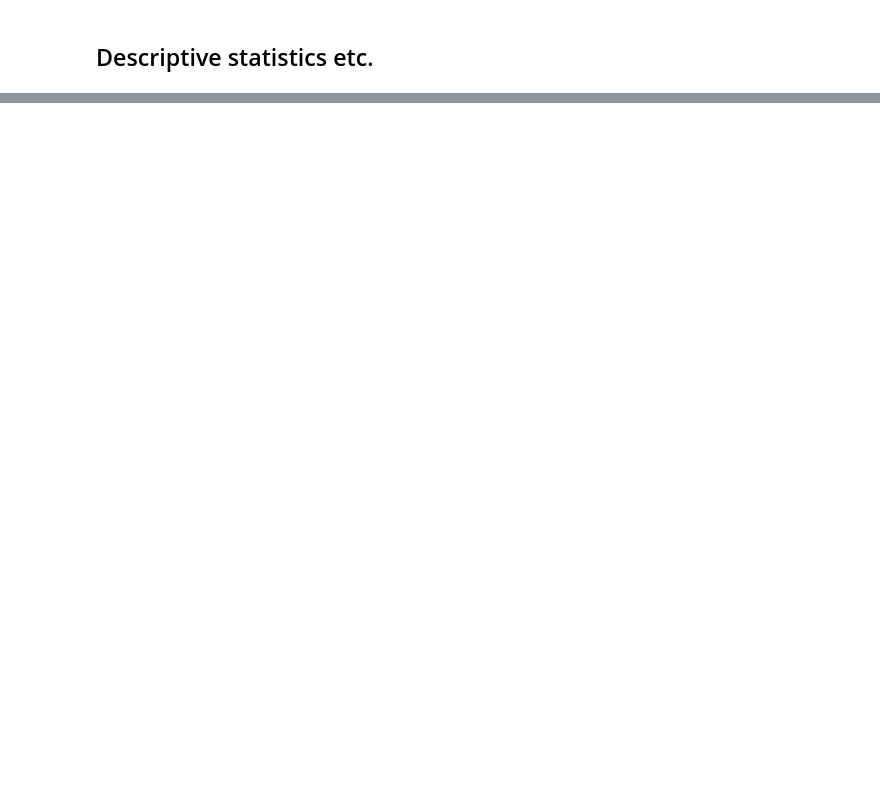
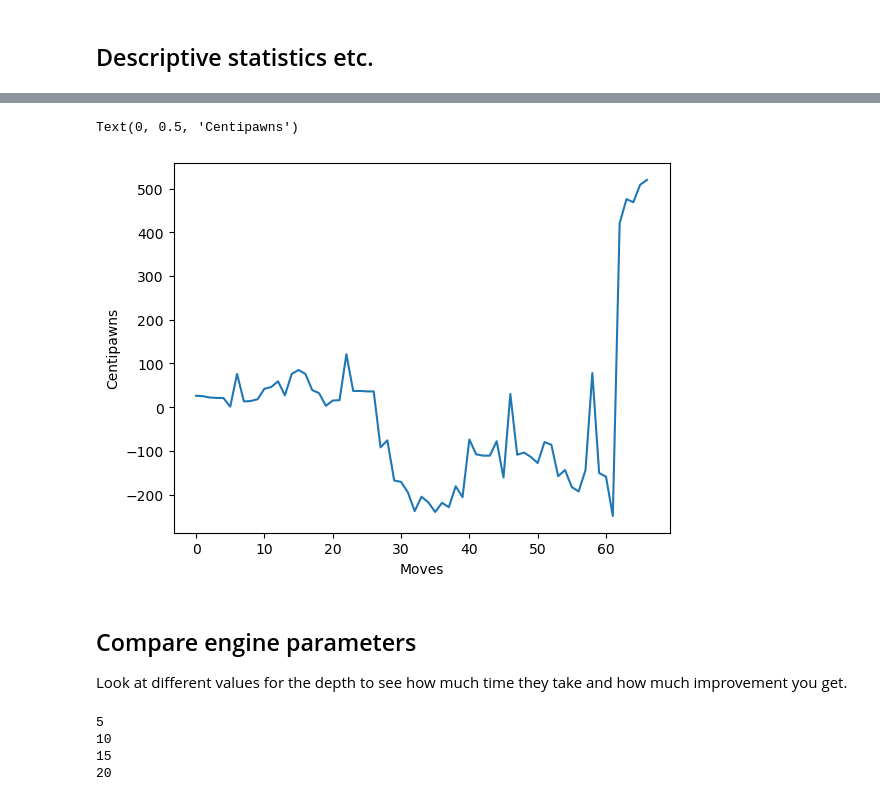
Before and after one commit to emmapbingham/chessdb, a Jupyter notebook: query.ipynb, the cells around one changed output, grey strips where cells are left out. Drawn from its saved outputs; the diff is of its cells as text; code cells hidden in the pictures; blank space fills up the shorter version.

Commit message:
Run gameeval and landscapeeval functions

```diff
--- a/query.ipynb
+++ b/query.ipynb
@@ -160,0 +184,4 @@ Name: count, dtype: int64
+# %%
+num = 0
+pgn = io.StringIO(df["Moves"][num])
+game = chess.pgn.read_game(pgn)
@@ -160,0 +192,36 @@ Name: count, dtype: int64
+# %%
+# Make evaluations of position using stockfish
+# Path to stockfish engine
+engine = chess.engine.SimpleEngine.popen_uci("/usr/local/Cellar/stockfish/17/bin/stockfish")
+# %%
+centipawns, wdls = gameeval(game, engine, depth=10)
+# %%
+fig, ax = plt.subplots()
+ax.plot(centipawns[centipawns < 5000]) # exclude things close to mate so we can see the dynamics of the game better
+ax.set_xlabel("Moves")
+ax.set_ylabel("Centipawns")
+# %% [output]
+Text(0, 0.5, 'Centipawns')
+[figure, added]
+# %% [markdown]
+## Compare engine parameters
+Look at different values for the depth to see how much time they take and how much improvement you get.
+# %%
+# Make board
+results_cp = []
+results_wdl = []
+depths = [5, 10, 15, 20]
+times = []
+for depth in depths:
+    print(depth)
+    start = time.time()
+    cps, wdls = gameeval(game, engine, depth=depth)
+    end = time.time()
+    results_cp.append(cps)
+    results_wdl.append(wdls)
+    times.append(end-start)
+# %% [output]
+5
+10
+15
+20
```
Also changed, not shown: parts of 29 cells of this notebook.
